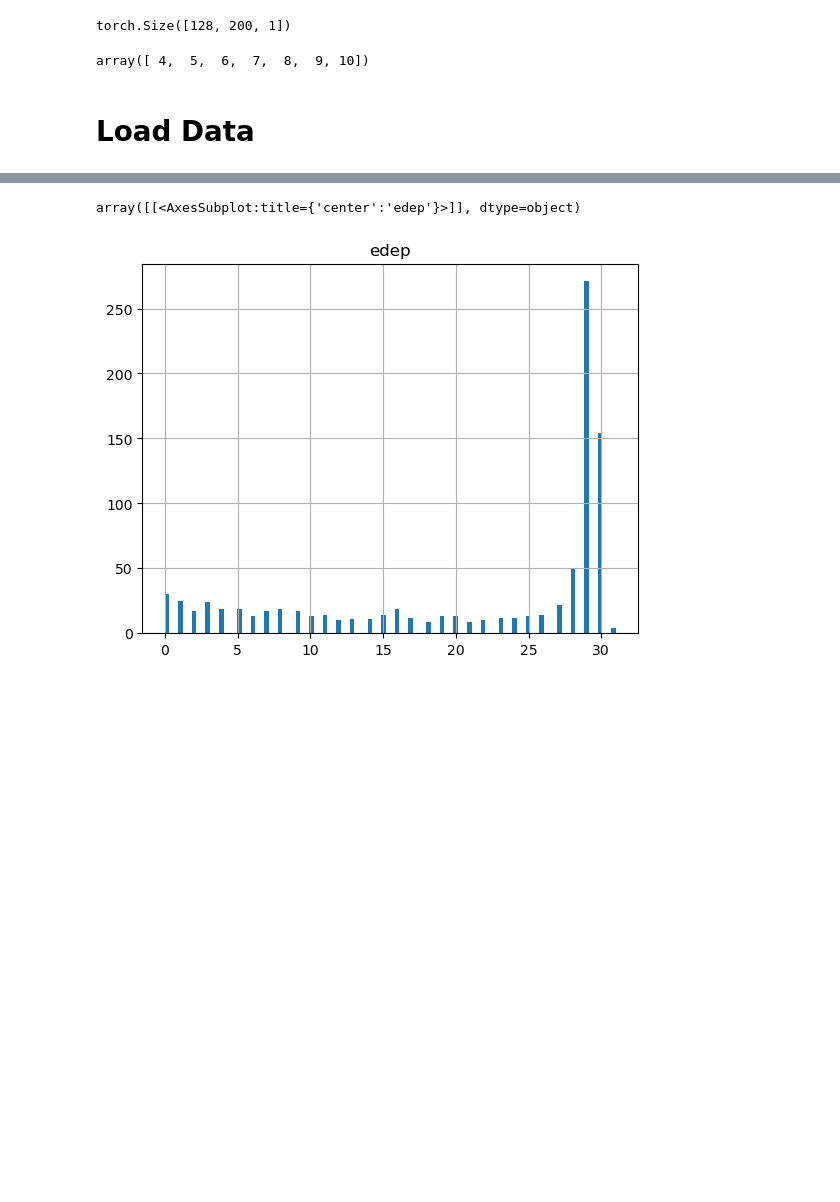
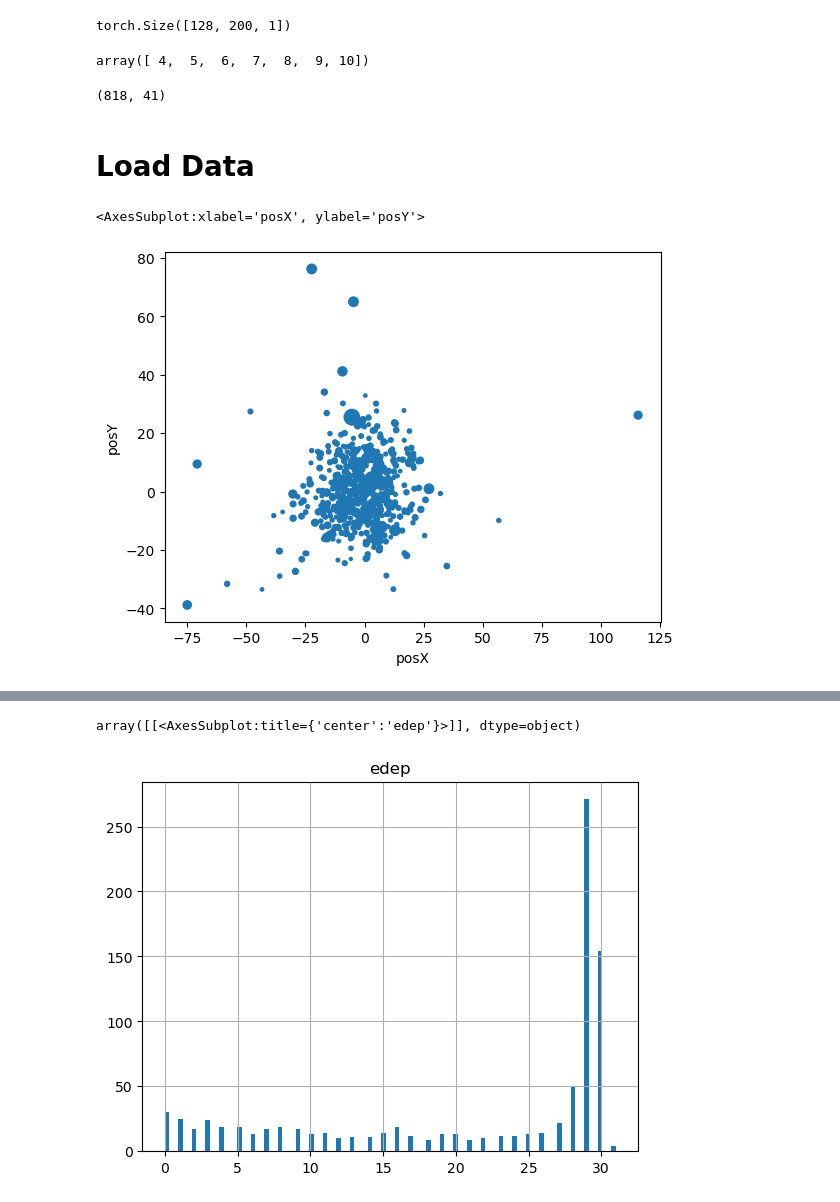
Before and after one commit to Dudgit/PCT-energy-prediction, a Jupyter notebook: eda.ipynb, the cells around one changed output, grey strips where cells are left out. Cells and saved outputs as stored; diff of their text form; code cells hidden in the pictures; blank space fills up the shorter version.

```diff
--- a/eda.ipynb
+++ b/eda.ipynb
@@ -37,3 +73,9 @@ sampleWPT = 100
+# %%
+sampleWPT = 200
+x = np.load(f'data/wpt_{sampleWPT}/{sammpleID}_x.npy')
+x.shape
+# %% [output]
+(818, 41)
 # %% [markdown]
 # Load Data
 # %%
@@ -48,3 +93,8 @@ hit['Layer'] =  2*(hit['volumeID[2]'])+hit['volumeID[3]']
+# %%
+hit.loc[hit.Layer == 29,['posX','posY','Layer','edep']].plot.scatter(x='posX',y='posY',s ='edep',cmap='viridis')
+# %% [output]
+<AxesSubplot:xlabel='posX', ylabel='posY'>
+[figure, added]
 # %%
 df = hit.sort_values(['eventID','Layer']).loc[:,['eventID','Layer','edep']]
 df
```
Also changed, not shown: parts of 11 cells of this notebook, 24 other files.
